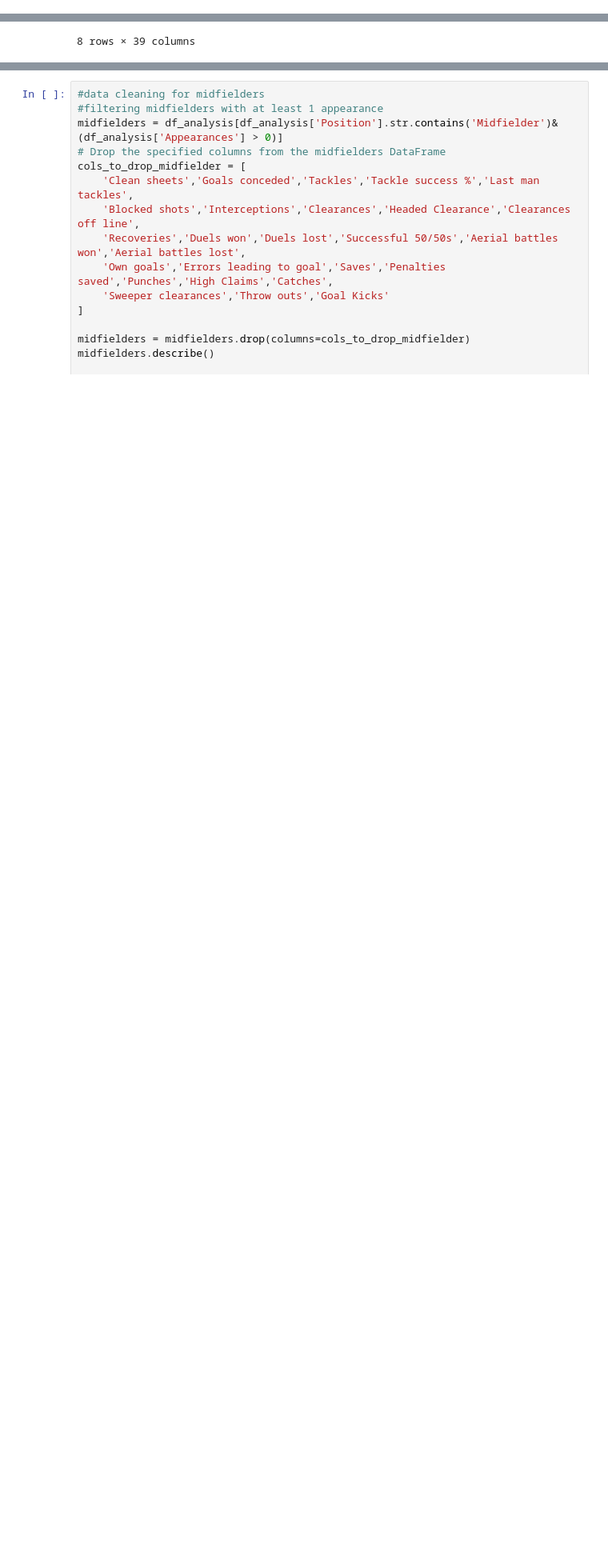
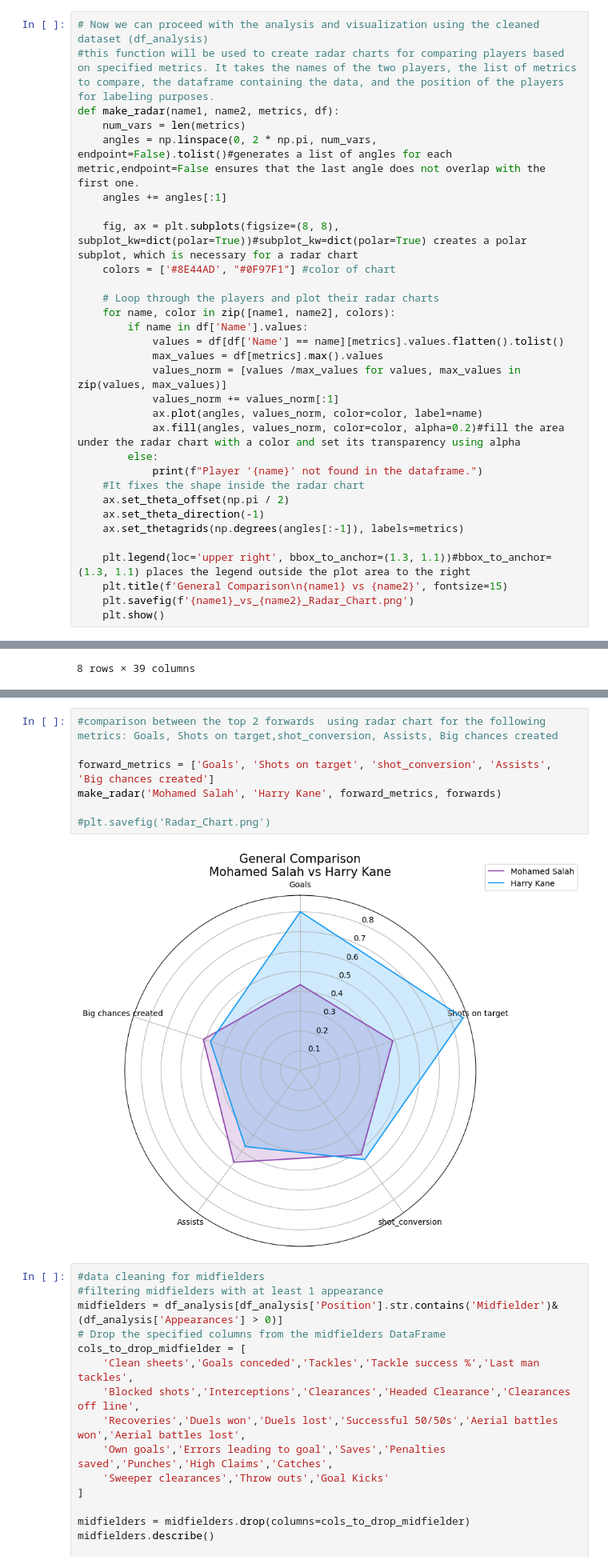
Before and after one commit to Saifeelkapanee/FootBall, a Jupyter notebook: DataAnalysis.ipynb, the cells around one changed output, grey strips where cells are left out. Shown at 80% size. Cells and saved outputs as stored; diff of their text form; blank space fills up the shorter version.

```diff
--- a/DataAnalysis.ipynb
+++ b/DataAnalysis.ipynb
@@ -39,3 +39,34 @@ for col in ['Shooting accuracy %','Tackle success %','Cross accuracy %']:
 Shooting accuracy % - number of invalid values: 0
 Tackle success % - number of invalid values: 0
 Cross accuracy % - number of invalid values: 0
+# %%
+# Now we can proceed with the analysis and visualization using the cleaned dataset (df_analysis)
+#this function will be used to create radar charts for comparing players based on specified metrics. It takes the names of the two players, the list of metrics to compare, the dataframe containing the data, and the position of the players for labeling purposes.
+def make_radar(name1, name2, metrics, df):
+    num_vars = len(metrics)
+    angles = np.linspace(0, 2 * np.pi, num_vars, endpoint=False).tolist()#generates a list of angles for each metric,endpoint=False ensures that the last angle does not overlap with the first one.
+    angles += angles[:1]
+
+    fig, ax = plt.subplots(figsize=(8, 8), subplot_kw=dict(polar=True))#subplot_kw=dict(polar=True) creates a polar subplot, which is necessary for a radar chart
+    colors = ['#8E44AD', "#0F97F1"] #color of chart
+
+    # Loop through the players and plot their radar charts
+    for name, color in zip([name1, name2], colors):
+        if name in df['Name'].values:
+            values = df[df['Name'] == name][metrics].values.flatten().tolist()
+            max_values = df[metrics].max().values
+            values_norm = [values /max_values for values, max_values in zip(values, max_values)]
+            values_norm += values_norm[:1]
+            ax.plot(angles, values_norm, color=color, label=name)
+            ax.fill(angles, values_norm, color=color, alpha=0.2)#fill the area under the radar chart with a color and set its transparency using alpha
+        else:
+            print(f"Player '{name}' not found in the dataframe.")
+    #It fixes the shape inside the radar chart
+    ax.set_theta_offset(np.pi / 2)
+    ax.set_theta_direction(-1)
+    ax.set_thetagrids(np.degrees(angles[:-1]), labels=metrics)
+
+    plt.legend(loc='upper right', bbox_to_anchor=(1.3, 1.1))#bbox_to_anchor=(1.3, 1.1) places the legend outside the plot area to the right
+    plt.title(f'General Comparison\n{name1} vs {name2}', fontsize=15)
+    plt.savefig(f'{name1}_vs_{name2}_Radar_Chart.png')
+    plt.show()
@@ -263,3 +285,12 @@ plt.show()
+# %%
+#comparison between the top 2 forwards  using radar chart for the following metrics: Goals, Shots on target,shot_conversion, Assists, Big chances created
+
+forward_metrics = ['Goals', 'Shots on target', 'shot_conversion', 'Assists', 'Big chances created']
+make_radar('Mohamed Salah', 'Harry Kane', forward_metrics, forwards)
+
+#plt.savefig('Radar_Chart.png')
+# %% [output]
+[figure, added]
 # %%
 #data cleaning for midfielders
 #filtering midfielders with at least 1 appearance
```
Also changed, not shown: parts of 35 cells of this notebook, 10 other files.
